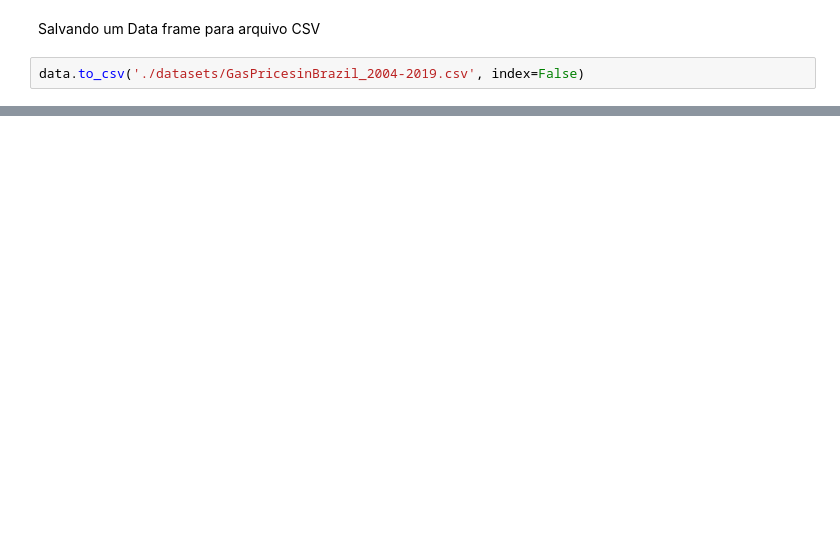
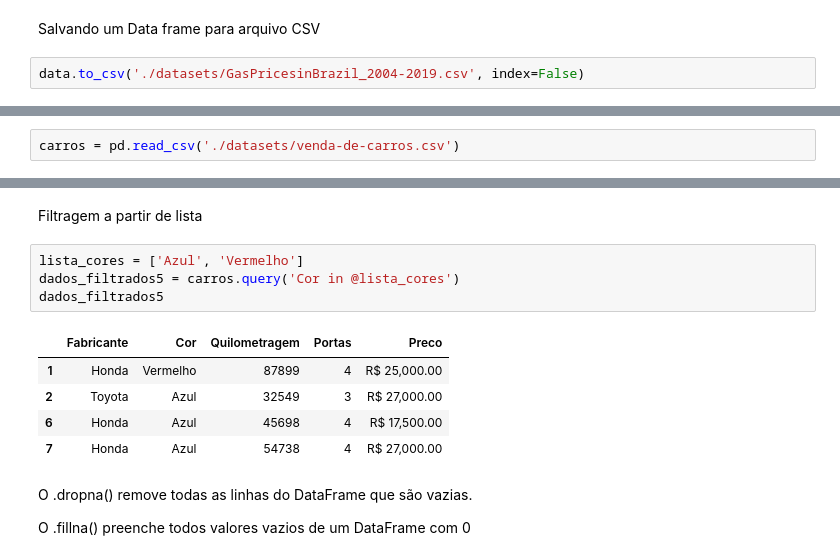
Before and after one commit to ricardoriverac/youxlab-treino-git, a Jupyter notebook: dados/aulaData.ipynb, the cells around one changed output, grey strips where cells are left out. Drawn from its saved outputs; the diff is of its cells as text; blank space fills up the shorter version.

Commit message:
Aula Dados

```diff
--- a/dados/aulaData.ipynb
+++ b/dados/aulaData.ipynb
@@ -431,0 +422,2 @@ data.to_csv('./datasets/GasPricesinBrazil_2004-2019.csv', index=False)
+# %%
+carros = pd.read_csv('./datasets/venda-de-carros.csv')
@@ -431,0 +463,16 @@ data.to_csv('./datasets/GasPricesinBrazil_2004-2019.csv', index=False)
+# %% [markdown]
+Filtragem a partir de lista
+# %%
+lista_cores = ['Azul', 'Vermelho']
+dados_filtrados5 = carros.query('Cor in @lista_cores')
+dados_filtrados5
+# %% [output]
+|  | Fabricante | Cor | Quilometragem | Portas | Preco |
+| 1 | Honda | Vermelho | 87899 | 4 | R$ 25,000.00 |
+| 2 | Toyota | Azul | 32549 | 3 | R$ 27,000.00 |
+| 6 | Honda | Azul | 45698 | 4 | R$ 17,500.00 |
+| 7 | Honda | Azul | 54738 | 4 | R$ 27,000.00 |
+# %% [markdown]
+O .dropna() remove todas as linhas do DataFrame que são vazias.
+
+O .fillna() preenche todos valores vazios de um DataFrame com 0
```
Also changed, not shown: parts of 33 cells of this notebook, 1 other file.
